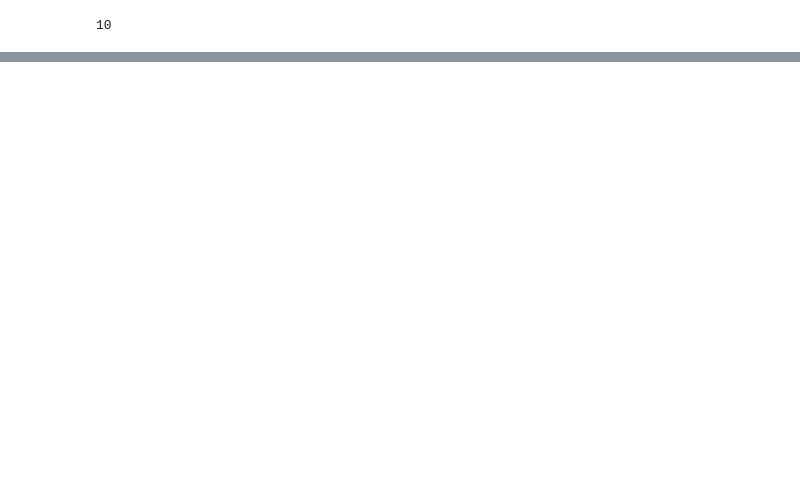
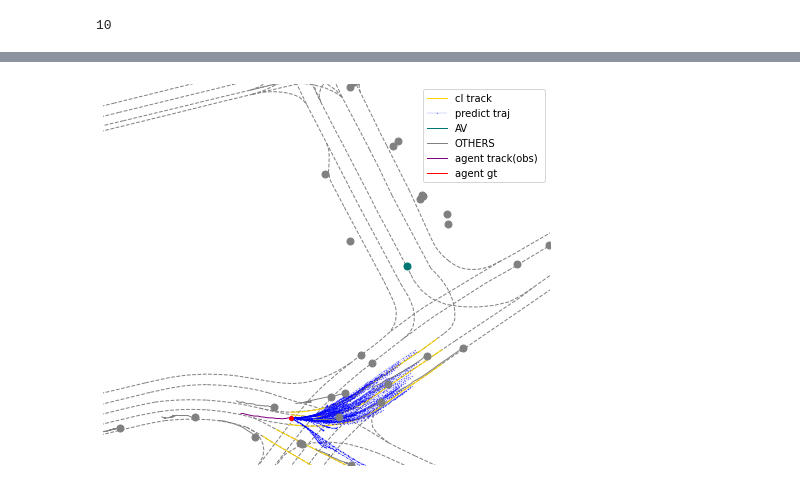
Before and after one commit to SHITIANYU-hue/LaneGCN, a Jupyter notebook: analyze.ipynb, the cells around one changed output, grey strips where cells are left out. Cells and saved outputs as stored; diff of their text form; code cells hidden in the pictures; blank space fills up the shorter version.

```diff
--- a/analyze.ipynb
+++ b/analyze.ipynb
@@ -47,3 +53,7 @@ print(len(data_))
+# %%
+viz_sequence(data2, predict_cl=data[0]['dfs'],predict_tj=data[0]['trj'],show=True,show_predict_cl=True,show_predict_tj=True)
+# %% [output]
+[figure, added]
 # %%
 viz_sequence(data2, predict_cl=data[1]['dfs'],predict_tj=data[1]['trj'],show=True,show_predict_cl=True,show_predict_tj=True)
 # %% [output]
```
Also changed, not shown: parts of 9 cells of this notebook.
